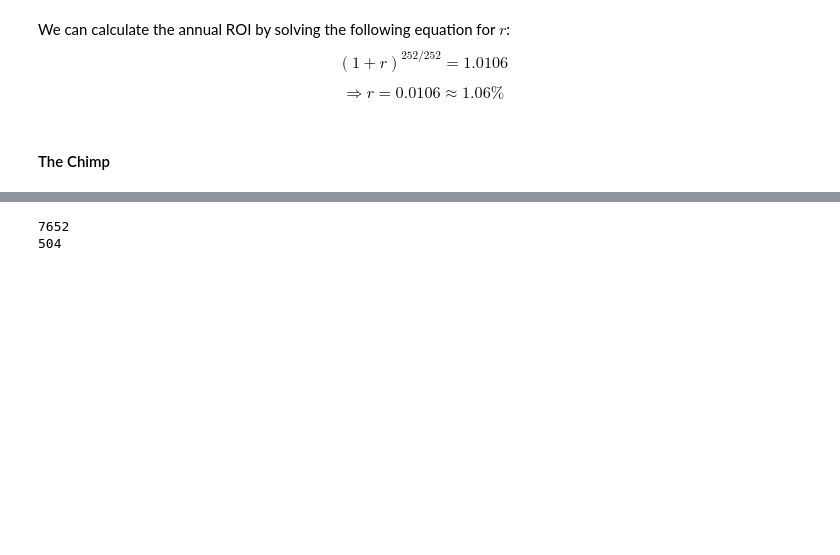
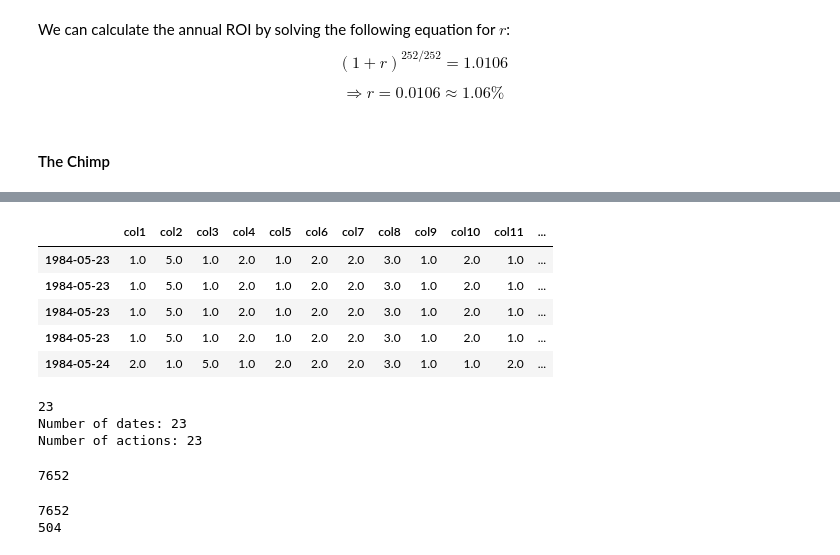
Before and after one commit to savourylie/Stock-Price-Forecaster, a Jupyter notebook: TradingBot/TradingBot.ipynb, the cells around one changed output, grey strips where cells are left out. Drawn from its saved outputs; the diff is of its cells as text; code cells hidden in the pictures; blank space fills up the shorter version.

```diff
--- a/TradingBot/TradingBot.ipynb
+++ b/TradingBot/TradingBot.ipynb
@@ -1592,0 +1580,12 @@ print("Regression took {} seconds".format(time.time() - start_time))
+# %%
+# validation_phase_q_df.to_csv("old_q_df_full.csv")
+full_q_df = pd.DataFrame.from_csv("old_q_df_full.csv")
+# %%
+display(full_q_df.head())
+# %% [output]
+|  | col1 | col2 | col3 | col4 | col5 | col6 | col7 | col8 | col9 | col10 | col11 | ... |
+| 1984-05-23 | 1.0 | 5.0 | 1.0 | 2.0 | 1.0 | 2.0 | 2.0 | 3.0 | 1.0 | 2.0 | 1.0 | ... |
+| 1984-05-23 | 1.0 | 5.0 | 1.0 | 2.0 | 1.0 | 2.0 | 2.0 | 3.0 | 1.0 | 2.0 | 1.0 | ... |
+| 1984-05-23 | 1.0 | 5.0 | 1.0 | 2.0 | 1.0 | 2.0 | 2.0 | 3.0 | 1.0 | 2.0 | 1.0 | ... |
+| 1984-05-23 | 1.0 | 5.0 | 1.0 | 2.0 | 1.0 | 2.0 | 2.0 | 3.0 | 1.0 | 2.0 | 1.0 | ... |
+| 1984-05-24 | 2.0 | 1.0 | 5.0 | 1.0 | 2.0 | 2.0 | 2.0 | 3.0 | 1.0 | 1.0 | 2.0 | ... |
@@ -1592,0 +1602,33 @@ print("Regression took {} seconds".format(time.time() - start_time))
+# %%
+# Set date range
+analysis_start_date = datetime(2014, 9, 29)
+analysis_end_date = datetime(2014, 10, 29)
+analysis_q_df = full_q_df[analysis_start_date:analysis_end_date]
+
+(u, ) = data_full.index.get_indexer_for([analysis_start_date])
+(v, ) = data_full.index.get_indexer_for([analysis_end_date])
+
+date_range = data_full.index[u:v + 1]
+
+print(len(date_range))
+print("Number of dates: {}".format(len(date_range)))
+
+# best_actions = []
+
+# for date in date_range:
+#     max_q = [0, -1]
+#     for i, r in validation_phase_q_df.ix[date].iterrows():
+# #         print(r['col39'], r['Q'])
+#         if r['Q'] > max_q[1]:
+#             max_q = [r['col39'], r['Q']]
+#     best_actions.append(max_q[0])
+
+print("Number of actions: {}".format(len(best_actions)))
+# %% [output]
+23
+Number of dates: 23
+Number of actions: 23
+# %%
+u
+# %% [output]
+7652
```
Also changed, not shown: parts of 9 cells of this notebook, 2 other files.
